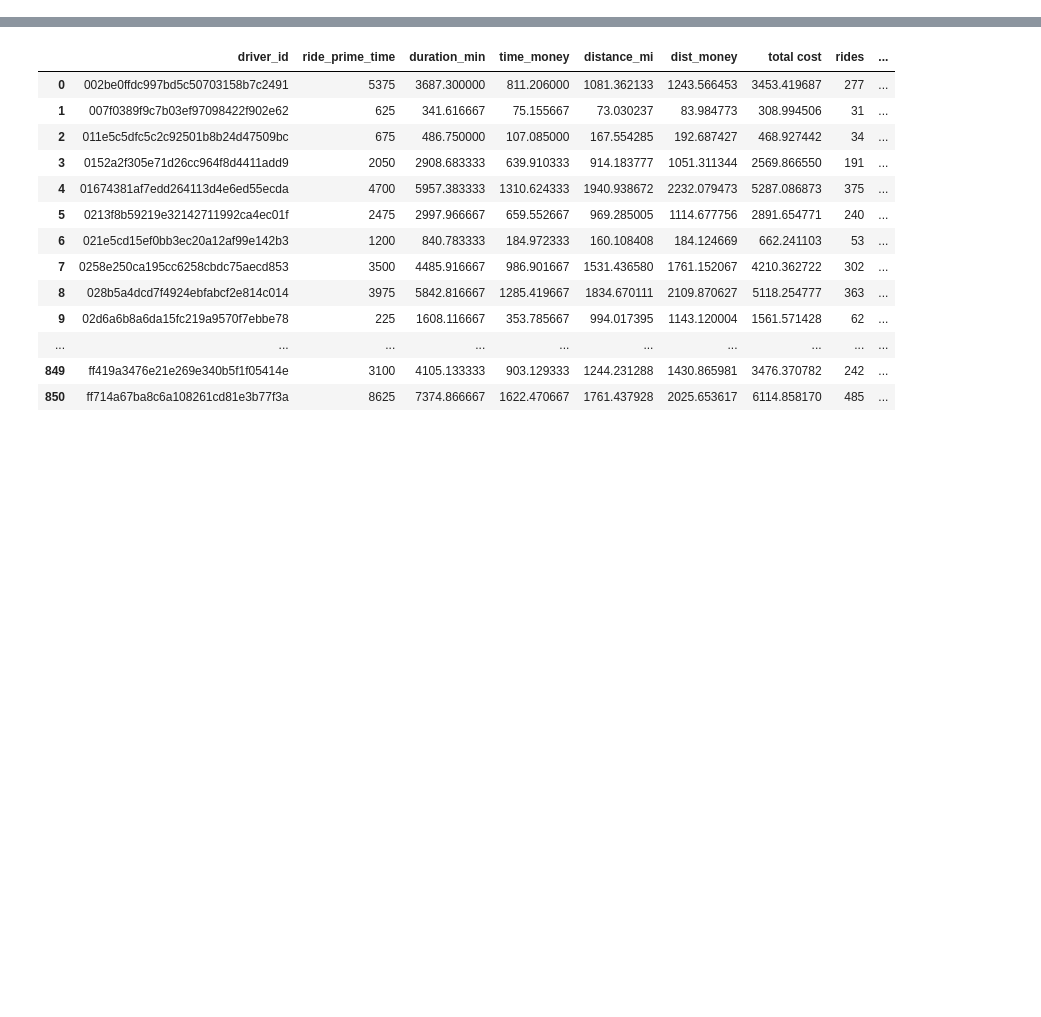
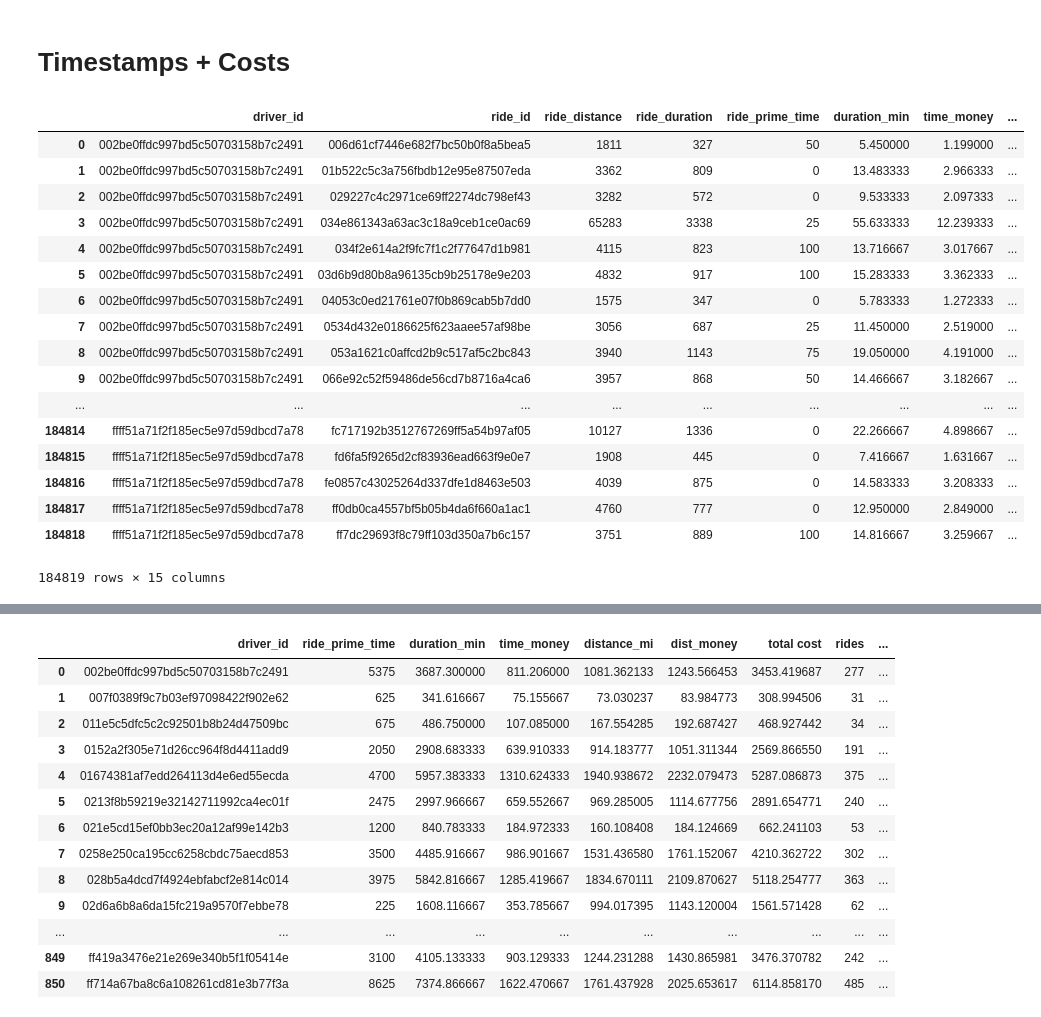
Before and after one commit to SallyPoon/LyftDS, a Jupyter notebook: Lyft DS.ipynb, the cells around one changed output, grey strips where cells are left out. Saved outputs shown, nothing was run; the diff lists cells and outputs as text; code cells hidden in the pictures; blank space fills up the shorter version.

```diff
--- a/Lyft DS.ipynb
+++ b/Lyft DS.ipynb
@@ -42,5 +44,29 @@ rider['total cost'] = ((rider['dist_money'] + rider['time_money']) * (1 + (0.01
 rider['total cost'] = rider['total cost'].apply(lambda x: x if x <= 400 else 400)
 # %%
 rider['total cost'] = rider['total cost'].apply(lambda x: x if x >= 5 else 5)
+# %% [markdown]
+# Timestamps + Costs
 # %%
 drive = rider.drop(['ride_id', 'ride_distance', 'ride_duration',], axis = 1)
+# %%
+combined_timestamps = pd.merge(rider,pivot_timestamps,on = 'ride_id', how = 'inner')
+combined_timestamps
+# %% [output]
+|  | driver_id | ride_id | ride_distance | ride_duration | ride_prime_time | duration_min | time_money | ... |
+| 0 | 002be0ffdc997bd5c50703158b7c2491 | 006d61cf7446e682f7bc50b0f8a5bea5 | 1811 | 327 | 50 | 5.450000 | 1.199000 | ... |
+| 1 | 002be0ffdc997bd5c50703158b7c2491 | 01b522c5c3a756fbdb12e95e87507eda | 3362 | 809 | 0 | 13.483333 | 2.966333 | ... |
+| 2 | 002be0ffdc997bd5c50703158b7c2491 | 029227c4c2971ce69ff2274dc798ef43 | 3282 | 572 | 0 | 9.533333 | 2.097333 | ... |
+| 3 | 002be0ffdc997bd5c50703158b7c2491 | 034e861343a63ac3c18a9ceb1ce0ac69 | 65283 | 3338 | 25 | 55.633333 | 12.239333 | ... |
+| 4 | 002be0ffdc997bd5c50703158b7c2491 | 034f2e614a2f9fc7f1c2f77647d1b981 | 4115 | 823 | 100 | 13.716667 | 3.017667 | ... |
+| 5 | 002be0ffdc997bd5c50703158b7c2491 | 03d6b9d80b8a96135cb9b25178e9e203 | 4832 | 917 | 100 | 15.283333 | 3.362333 | ... |
+| 6 | 002be0ffdc997bd5c50703158b7c2491 | 04053c0ed21761e07f0b869cab5b7dd0 | 1575 | 347 | 0 | 5.783333 | 1.272333 | ... |
+| 7 | 002be0ffdc997bd5c50703158b7c2491 | 0534d432e0186625f623aaee57af98be | 3056 | 687 | 25 | 11.450000 | 2.519000 | ... |
+| 8 | 002be0ffdc997bd5c50703158b7c2491 | 053a1621c0affcd2b9c517af5c2bc843 | 3940 | 1143 | 75 | 19.050000 | 4.191000 | ... |
+| 9 | 002be0ffdc997bd5c50703158b7c2491 | 066e92c52f59486de56cd7b8716a4ca6 | 3957 | 868 | 50 | 14.466667 | 3.182667 | ... |
+| ... | ... | ... | ... | ... | ... | ... | ... | ... |
+| 184814 | ffff51a71f2f185ec5e97d59dbcd7a78 | fc717192b3512767269ff5a54b97af05 | 10127 | 1336 | 0 | 22.266667 | 4.898667 | ... |
+| 184815 | ffff51a71f2f185ec5e97d59dbcd7a78 | fd6fa5f9265d2cf83936ead663f9e0e7 | 1908 | 445 | 0 | 7.416667 | 1.631667 | ... |
+| 184816 | ffff51a71f2f185ec5e97d59dbcd7a78 | fe0857c43025264d337dfe1d8463e503 | 4039 | 875 | 0 | 14.583333 | 3.208333 | ... |
+| 184817 | ffff51a71f2f185ec5e97d59dbcd7a78 | ff0db0ca4557bf5b05b4da6f660a1ac1 | 4760 | 777 | 0 | 12.950000 | 2.849000 | ... |
+| 184818 | ffff51a71f2f185ec5e97d59dbcd7a78 | ff7dc29693f8c79ff103d350a7b6c157 | 3751 | 889 | 100 | 14.816667 | 3.259667 | ... |
+184819 rows × 15 columns
```
Also changed, not shown: parts of 6 cells of this notebook, 1 other file.
